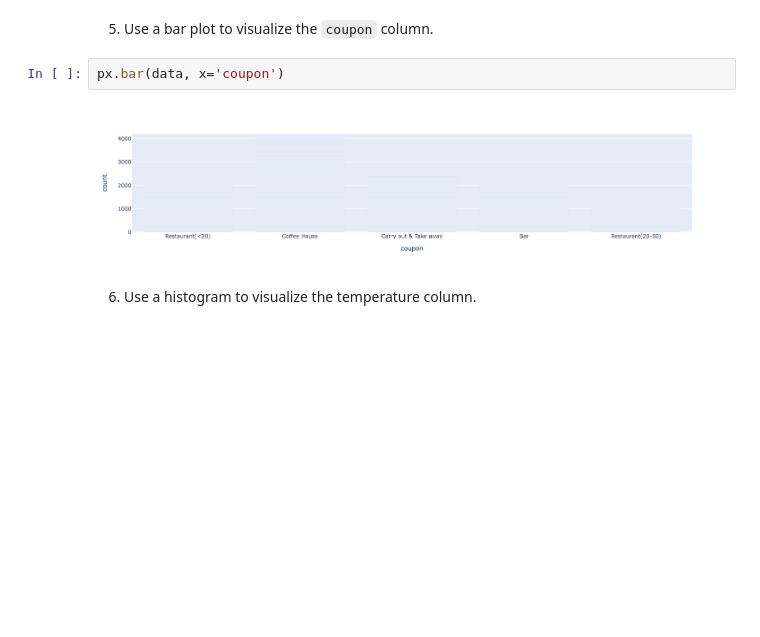
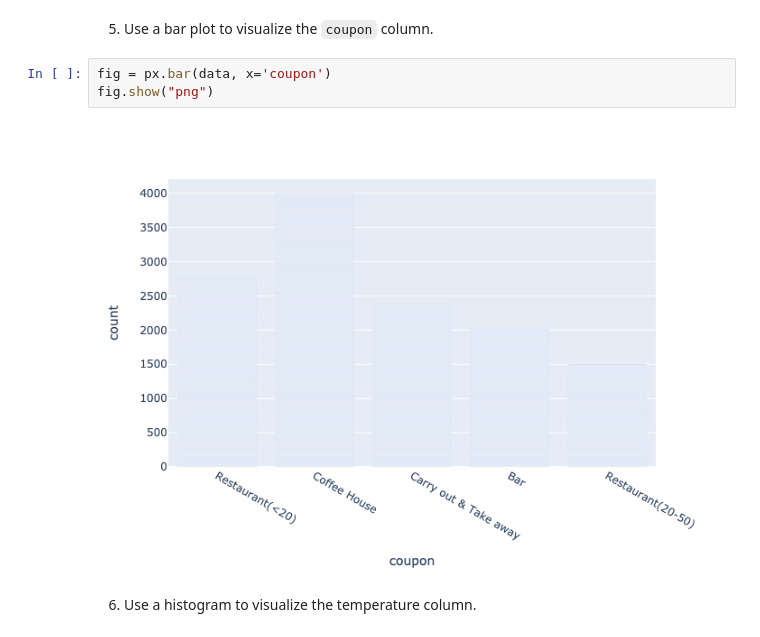
Before and after one commit to masudsp/kraftwerk, a Jupyter notebook: prompt.ipynb, the cells around one changed output. Saved outputs shown, nothing was run; the diff lists cells and outputs as text; blank space fills up the shorter version.

```diff
--- a/prompt.ipynb
+++ b/prompt.ipynb
@@ -202,9 +202,10 @@ data['Y'].value_counts(normalize=True).loc[1]
 # %% [markdown]
 5. Use a bar plot to visualize the `coupon` column.
 # %%
-px.bar(data, x='coupon')
+fig = px.bar(data, x='coupon')
+fig.show("png")
 # %% [output]
-[figure, old version]
+[figure, new version]
 # %% [markdown]
 6. Use a histogram to visualize the temperature column.
 # %%
```
Also changed, not shown: parts of 10 cells of this notebook.
